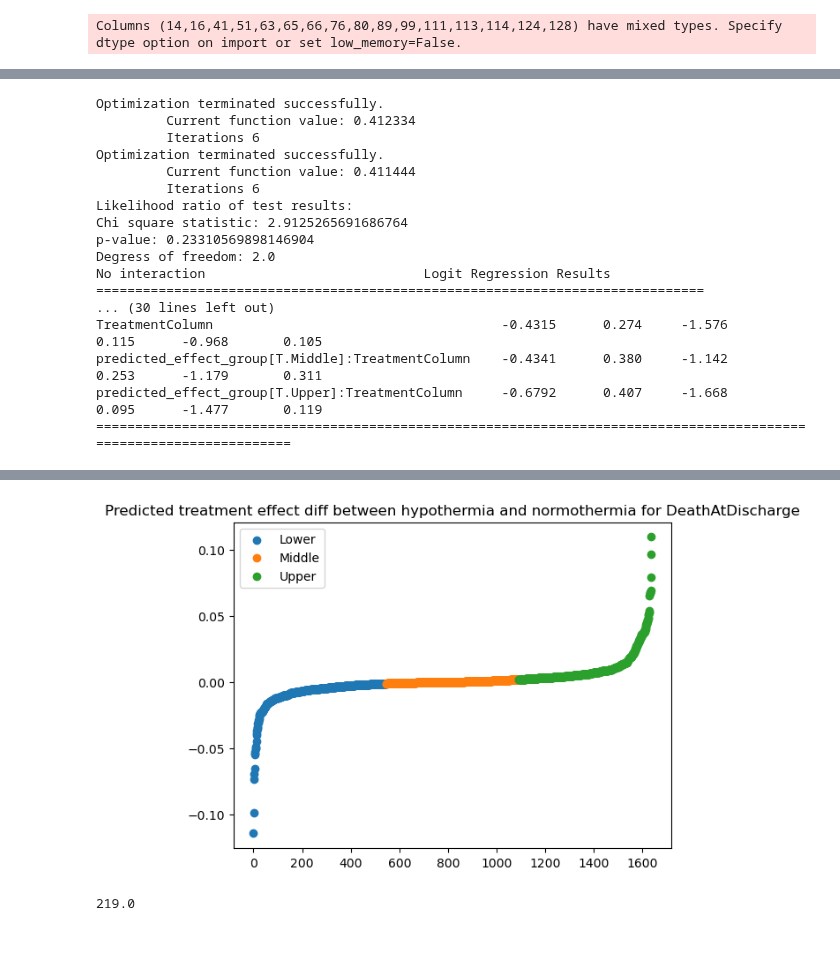
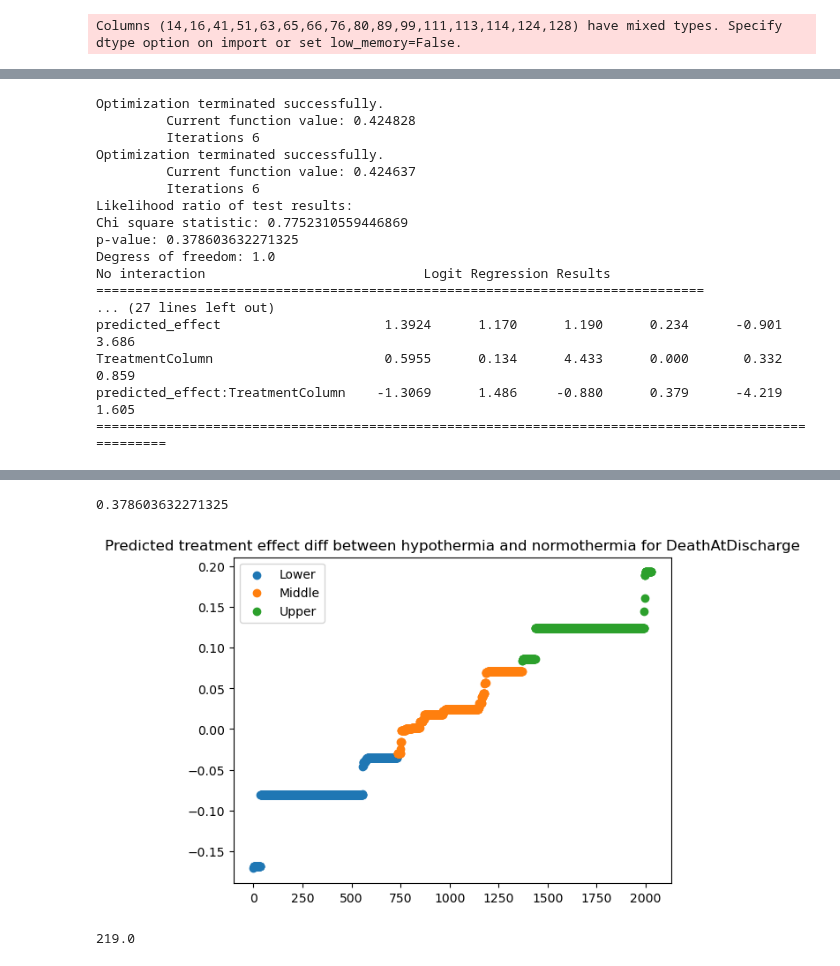
Before and after one commit to michelraskin/ttmhte, a Jupyter notebook: eICU/eICUAnalysisDML.ipynb, the cells around one changed output, grey strips where cells are left out. Drawn from its saved outputs; the diff is of its cells as text; code cells hidden in the pictures.

```diff
--- a/eICU/eICUAnalysisDML.ipynb
+++ b/eICU/eICUAnalysisDML.ipynb
@@ -107,7 +107,7 @@ def getTrainTestFunctions(aPredictedColumn = 'LastMGCSPositive', aTreatmentColum
 from econml.dml import CausalForestDML, SparseLinearDML, LinearDML, DML
 from econml.orf import DMLOrthoForest
 from econml.dr import LinearDRLearner
-myPredictorsDf, X_train_no_group, X_test_no_group, T_train, T_test, y_train, y_test = getTrainTestFunctions(aPredictedColumn = 'LastMGCSPositive',
+myPredictorsDf, X_train_no_group, X_test_no_group, T_train, T_test, y_train, y_test = getTrainTestFunctions(aPredictedColumn = 'DeathAtDischarge',
                                                                                                             aTreatmentColumn = 'treatment_hypothermia', aTreatmentSplit = True)
 causal_forest = CausalForestDML(
     model_y= XGBClassifier(max_depth=10, n_estimators=20),
@@ -174,6 +208,6 @@ causal_forest.score(y_test, T_test, myNewXTest)
 # %%
-# myNewXTest = myPipeline.transform(X_train_no_group)
-# CATE_pred = causal_forest.effect(myNewXTrain)
+myNewXTest = myPipeline.transform(X_train_no_group)
+CATE_pred = causal_forest.effect(myNewXTrain)
 
 myNewDf = pd.DataFrame()
 myNewDf['predicted_effect'] = CATE_pred[:, 0]
@@ -184,6 +218,6 @@ X_test_new = X_train_no_group.copy()
 X_test_new['gender'] = T_train
 y_train_df = pd.DataFrame()
 y_train_df['DeathAtDischarge'] = y_train
-getTreatmentEffectDiffDataFrame(X_test_new, y_train_df, myNewDf, 'DeathAtDischarge', 'gender', True)
+getTreatmentEffectDiffDataFrame(X_test_new, y_train_df, myNewDf, 'DeathAtDischarge', 'gender', False)
 # %% [output]
 [Parallel(n_jobs=20)]: Using backend ThreadingBackend with 20 concurrent workers.
@@ -192,17 +225,17 @@ getTreatmentEffectDiffDataFrame(X_test_new, y_train_df, myNewDf, 'DeathAtDischar
 Optimization terminated successfully.
-         Current function value: 0.412334
+         Current function value: 0.424828
          Iterations 6
 Optimization terminated successfully.
-         Current function value: 0.411444
+         Current function value: 0.424637
          Iterations 6
 Likelihood ratio of test results:
-Chi square statistic: 2.9125265691686764
-p-value: 0.23310569898146904
-Degress of freedom: 2.0
+Chi square statistic: 0.7752310559446869
+p-value: 0.378603632271325
+Degress of freedom: 1.0
 No interaction                            Logit Regression Results
 ==============================================================================
-... (30 lines left out)
-TreatmentColumn                                     -0.4315      0.274     -1.576      0.115      -0.968       0.105
-predicted_effect_group[T.Middle]:TreatmentColumn    -0.4341      0.380     -1.142      0.253      -1.179       0.311
-predicted_effect_group[T.Upper]:TreatmentColumn     -0.6792      0.407     -1.668      0.095      -1.477       0.119
-====================================================================================================================
+... (27 lines left out)
+predicted_effect                     1.3924      1.170      1.190      0.234      -0.901       3.686
+TreatmentColumn                      0.5955      0.134      4.433      0.000       0.332       0.859
+predicted_effect:TreatmentColumn    -1.3069      1.486     -0.880      0.379      -4.219       1.605
+====================================================================================================
@@ -210,4 +243,5 @@ predicted_effect_group[T.Upper]:TreatmentColumn     -0.6792      0.407     -1.66
+0.378603632271325
-[figure, old version]
+[figure, new version]
 # %%
 myPredictorsDf.hypertension.sum()
 # %% [output]
```
Also changed, not shown: parts of 4 cells of this notebook, 3 other files.
